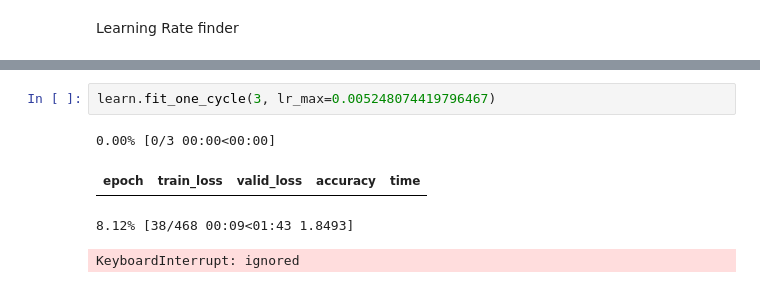
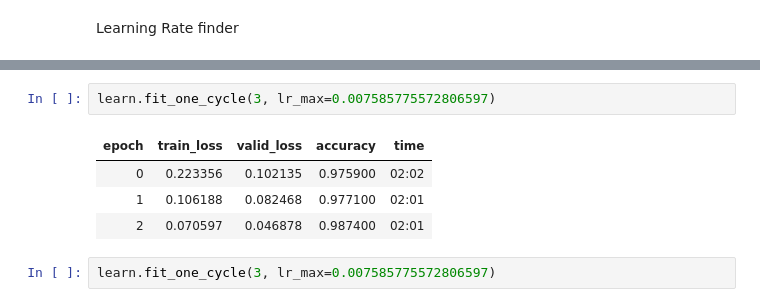
Before and after one commit to Aravinda89/Image-Classificatio-from-Scratch, a Jupyter notebook: mnist.ipynb, the cells around one changed output, grey strips where cells are left out. Cells and saved outputs as stored; diff of their text form.

```diff
--- a/mnist.ipynb
+++ b/mnist.ipynb
@@ -186,7 +186,9 @@ SuggestedLRs(valley=0.005248074419796467)
 # %%
-learn.fit_one_cycle(3, lr_max=0.005248074419796467)
+learn.fit_one_cycle(3, lr_max=0.007585775572806597)
 # %% [output]
-0.00% [0/3 00:00<00:00]
 | epoch | train_loss | valid_loss | accuracy | time |
+| 0 | 0.223356 | 0.102135 | 0.975900 | 02:02 |
+| 1 | 0.106188 | 0.082468 | 0.977100 | 02:01 |
+| 2 | 0.070597 | 0.046878 | 0.987400 | 02:01 |
-8.12% [38/468 00:09<01:43 1.8493]
-KeyboardInterrupt: ignored
+# %%
+learn.fit_one_cycle(3, lr_max=0.007585775572806597)
```
Also changed, not shown: parts of 8 cells of this notebook.
